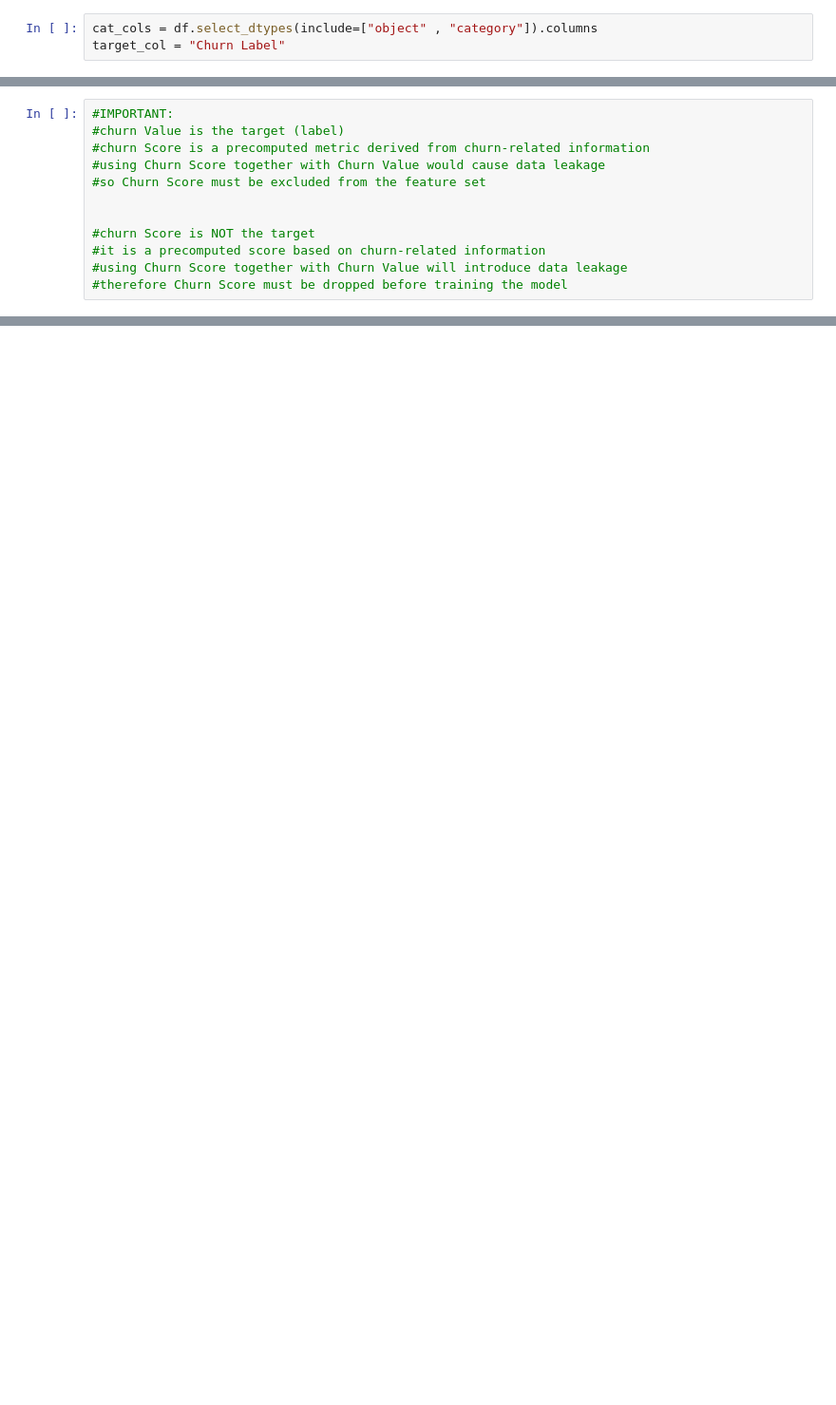
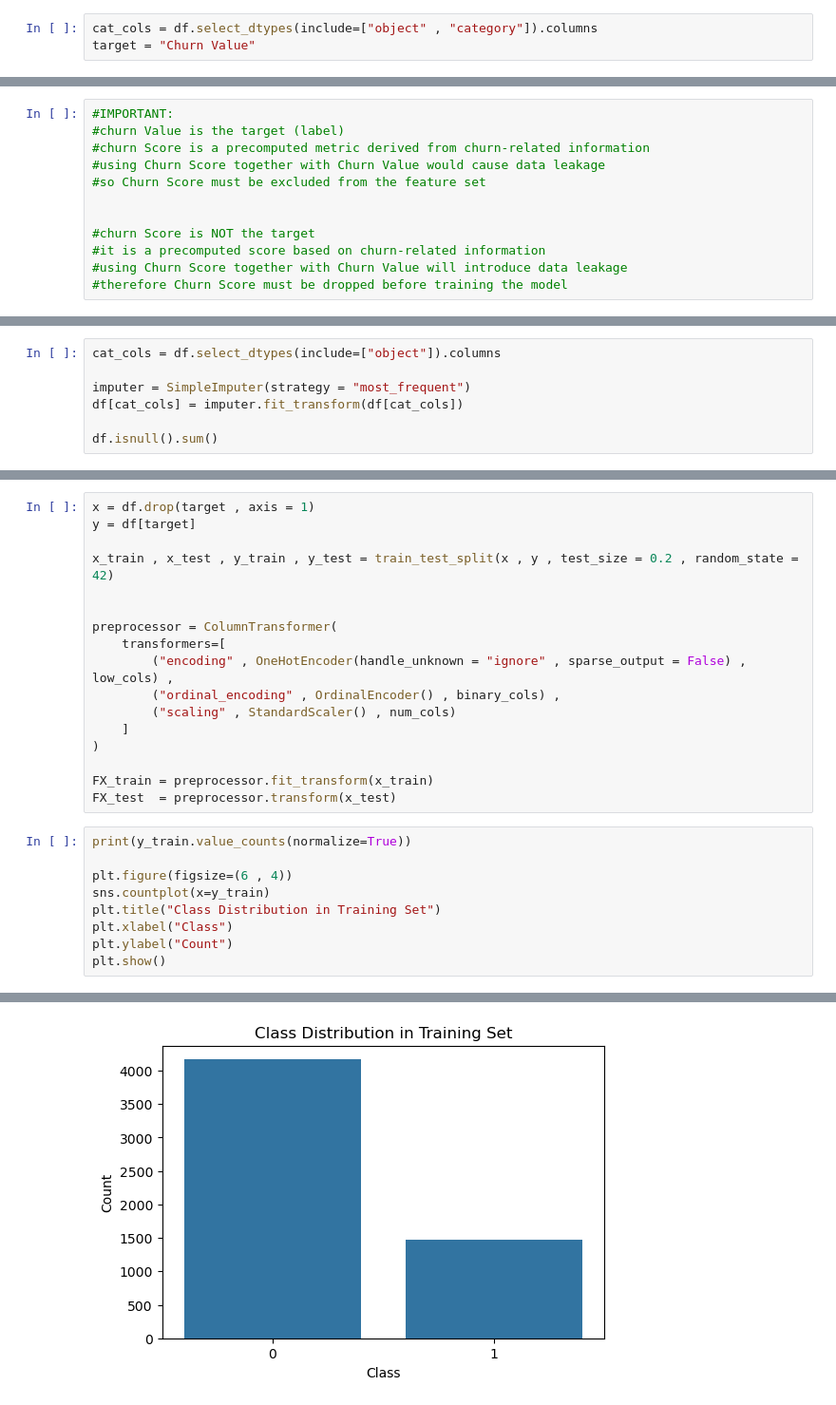
Before and after one commit to ameennasaireh10-hash/customer-churn-prediction, a Jupyter notebook: Customer Churn project.ipynb, the cells around one changed output, grey strips where cells are left out. Shown at 95% size. Drawn from its saved outputs; the diff is of its cells as text; blank space fills up the shorter version.

```diff
--- a/Customer Churn project.ipynb
+++ b/Customer Churn project.ipynb
@@ -106,7 +111,7 @@ plt.show()
 [figure]
 # %%
 cat_cols = df.select_dtypes(include=["object" , "category"]).columns
-target_col = "Churn Label"
+target = "Churn Value"
 # %%
 def check_outliers(df):
 
@@ -156,0 +194,7 @@ check_outliers(df)
+# %%
+cat_cols = df.select_dtypes(include=["object"]).columns
+
+imputer = SimpleImputer(strategy = "most_frequent")
+df[cat_cols] = imputer.fit_transform(df[cat_cols])
+
+df.isnull().sum()
@@ -156,0 +271,27 @@ check_outliers(df)
+# %%
+x = df.drop(target , axis = 1)
+y = df[target]
+
+x_train , x_test , y_train , y_test = train_test_split(x , y , test_size = 0.2 , random_state = 42)
+
+
+preprocessor = ColumnTransformer(
+    transformers=[
+        ("encoding" , OneHotEncoder(handle_unknown = "ignore" , sparse_output = False) , low_cols) ,
+        ("ordinal_encoding" , OrdinalEncoder() , binary_cols) ,
+        ("scaling" , StandardScaler() , num_cols)
+    ]
+)
+
+FX_train = preprocessor.fit_transform(x_train)
+FX_test  = preprocessor.transform(x_test)
+# %%
+print(y_train.value_counts(normalize=True))
+
+plt.figure(figsize=(6 , 4))
+sns.countplot(x=y_train)
+plt.title("Class Distribution in Training Set")
+plt.xlabel("Class")
+plt.ylabel("Count")
+plt.show()
+# %% [output]
@@ -156,0 +302 @@ check_outliers(df)
+[figure, added]
```
Also changed, not shown: parts of 10 cells of this notebook.
